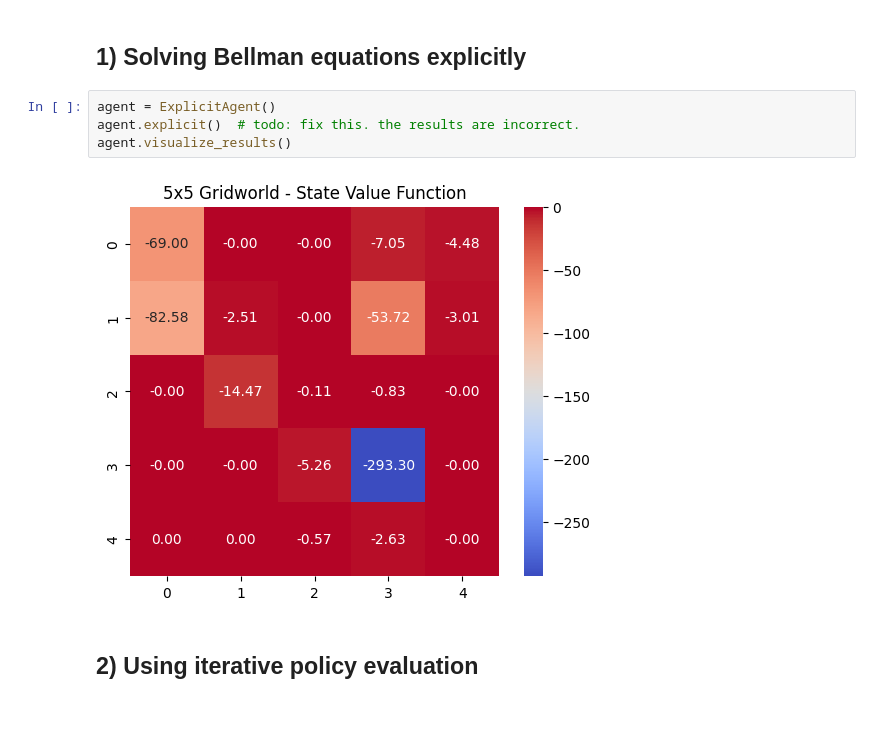
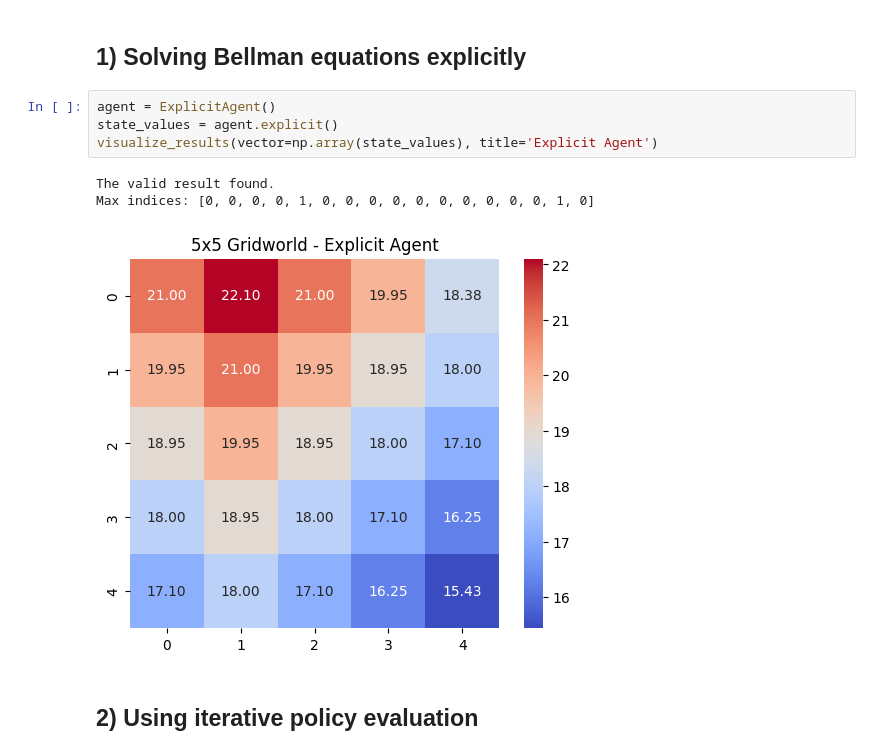
Before and after one commit to P-A-D/RL_Assignment_2, a Jupyter notebook: Runs1.ipynb, the cells around one changed output. Drawn from its saved outputs; the diff is of its cells as text; blank space fills up the shorter version.

```diff
--- a/Runs1.ipynb
+++ b/Runs1.ipynb
@@ -8,10 +8,12 @@ import matplotlib.pyplot as plt
 ## 1) Solving Bellman equations explicitly
 # %%
 agent = ExplicitAgent()
-agent.explicit()  # todo: fix this. the results are incorrect.
-agent.visualize_results()
+state_values = agent.explicit()
+visualize_results(vector=np.array(state_values), title='Explicit Agent')
 # %% [output]
+The valid result found.
+Max indices: [0, 0, 0, 0, 1, 0, 0, 0, 0, 0, 0, 0, 0, 0, 0, 1, 0]
-[figure, old version]
+[figure, new version]
 # %% [markdown]
 ## 2) Using iterative policy evaluation
 # %%
```
Also changed, not shown: 1 other file.
